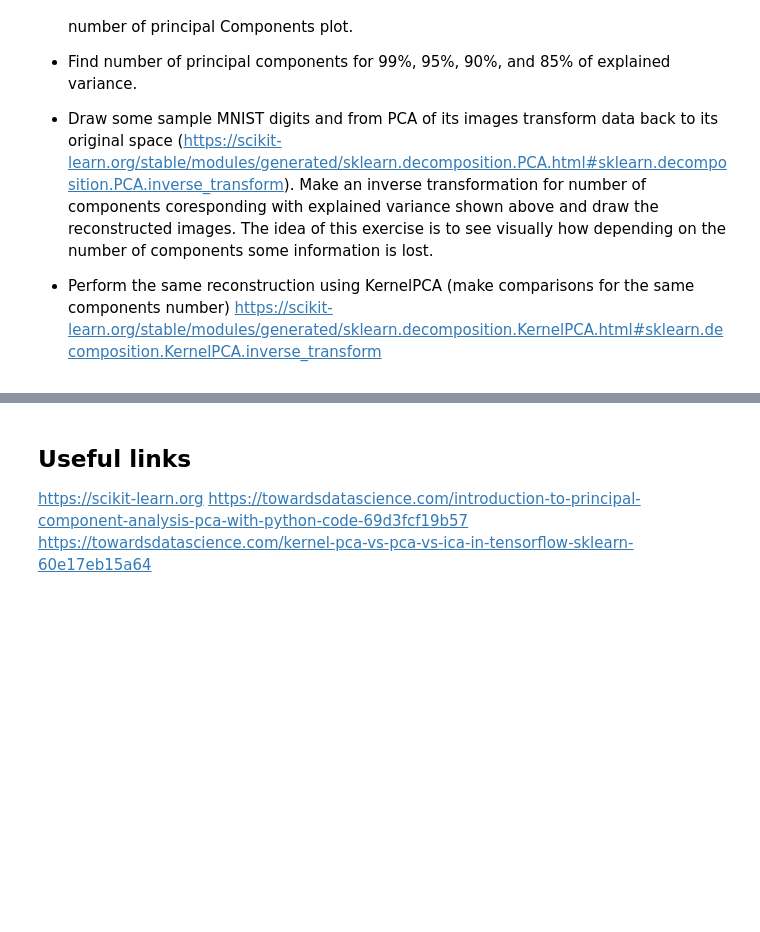
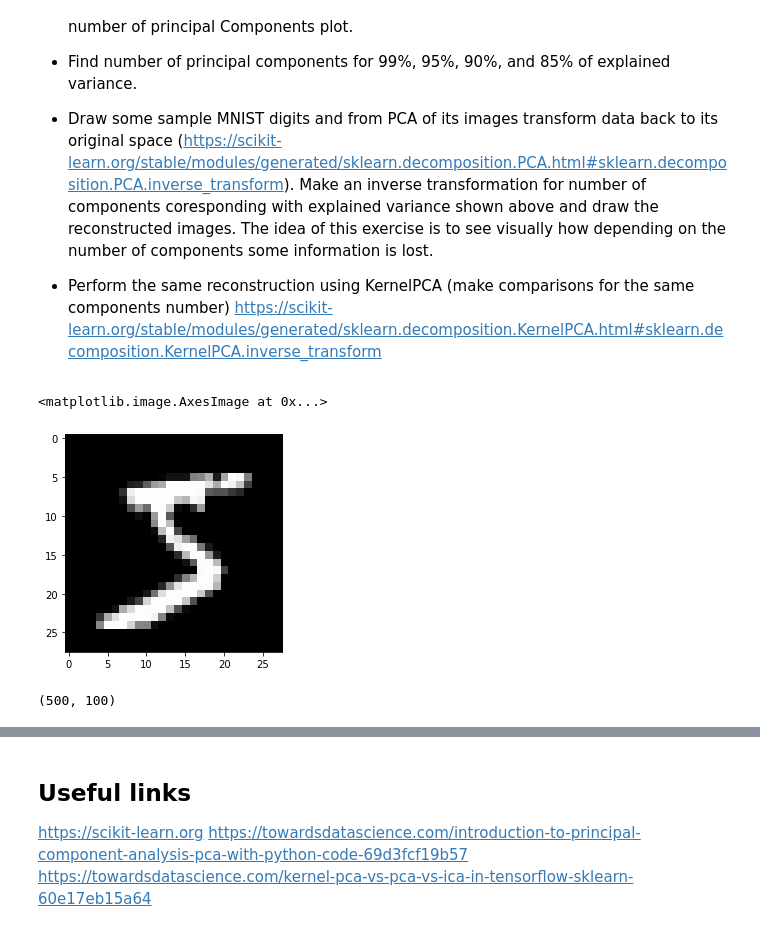
Before and after one commit to Vergenter/DataEmbeddingandVisualization, a Jupyter notebook: pca_kernelpca_lab.ipynb, the cells around one changed output, grey strips where cells are left out. Saved outputs shown, nothing was run; the diff lists cells and outputs as text; code cells hidden in the pictures; blank space fills up the shorter version.

```diff
--- a/pca_kernelpca_lab.ipynb
+++ b/pca_kernelpca_lab.ipynb
@@ -452,7 +455,20 @@ df_mnist['target']=y_data
 #output df_mnist
+# %%
+plt.gray()
+plt.imshow(x_data[0])
+# %% [output]
+<matplotlib.image.AxesImage at 0x...>
+[figure, added]
 # %%
 #standarize data
 values_scaled = StandardScaler().fit_transform(df_mnist.values)
 df_mnist_scaled = pd.DataFrame(values_scaled, columns=df_mnist.columns)
 #calculate PCA
-pca_mnist,principal_df_mnist = perform_PCA(df_mnist_scaled,y_data,100,False)
+pca_components = 100
+pca_mnist = PCA(n_components=pca_components)
+pca_mnist_fitTransformed = pca_mnist.fit_transform(df_mnist_scaled)
+principal_df_mnist = pd.DataFrame(data = pca_mnist_fitTransformed, columns = ['principal component '+str(i+1) for i in range(pca_components)])
+# pca_mnist,principal_df_mnist = perform_PCA(df_mnist_scaled,y_data,2,False)
+np.shape(pca_mnist_fitTransformed)
+# %% [output]
+(500, 100)
```
Also changed, not shown: parts of 14 cells of this notebook.
